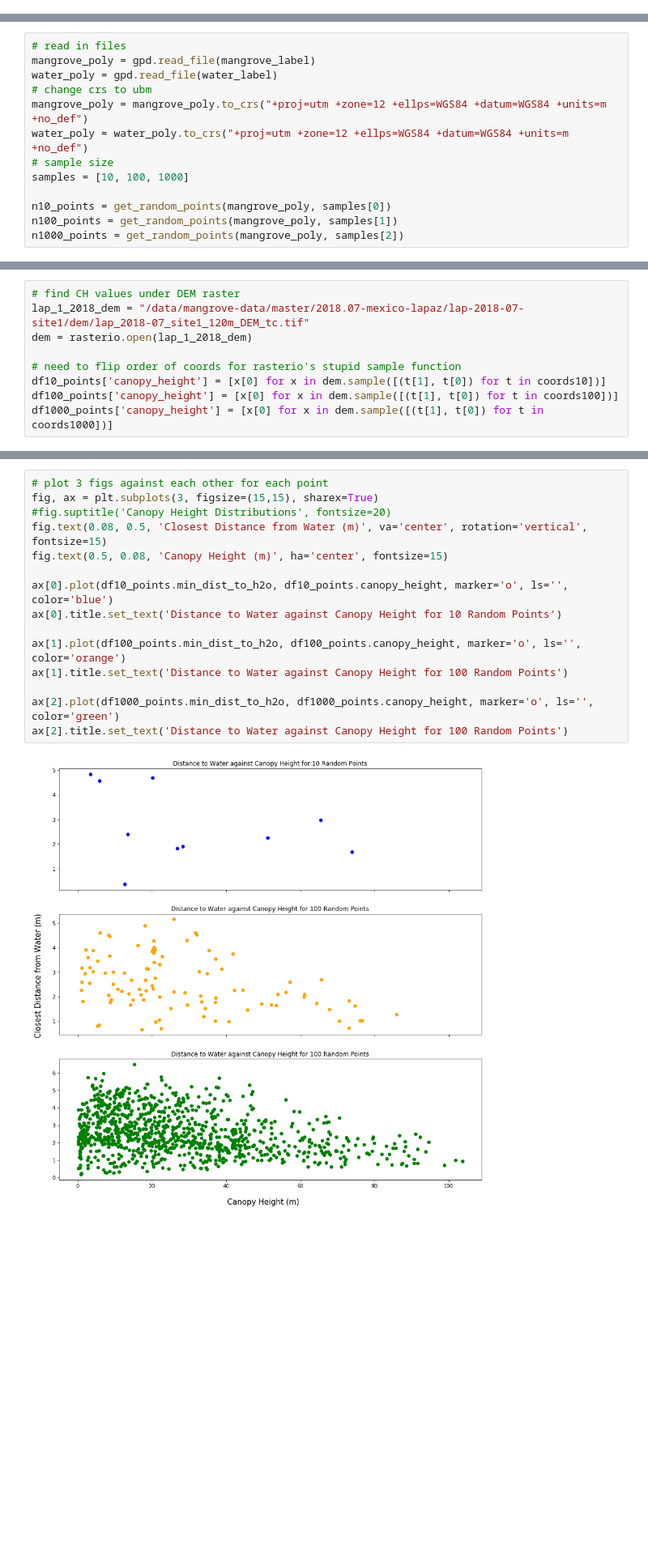
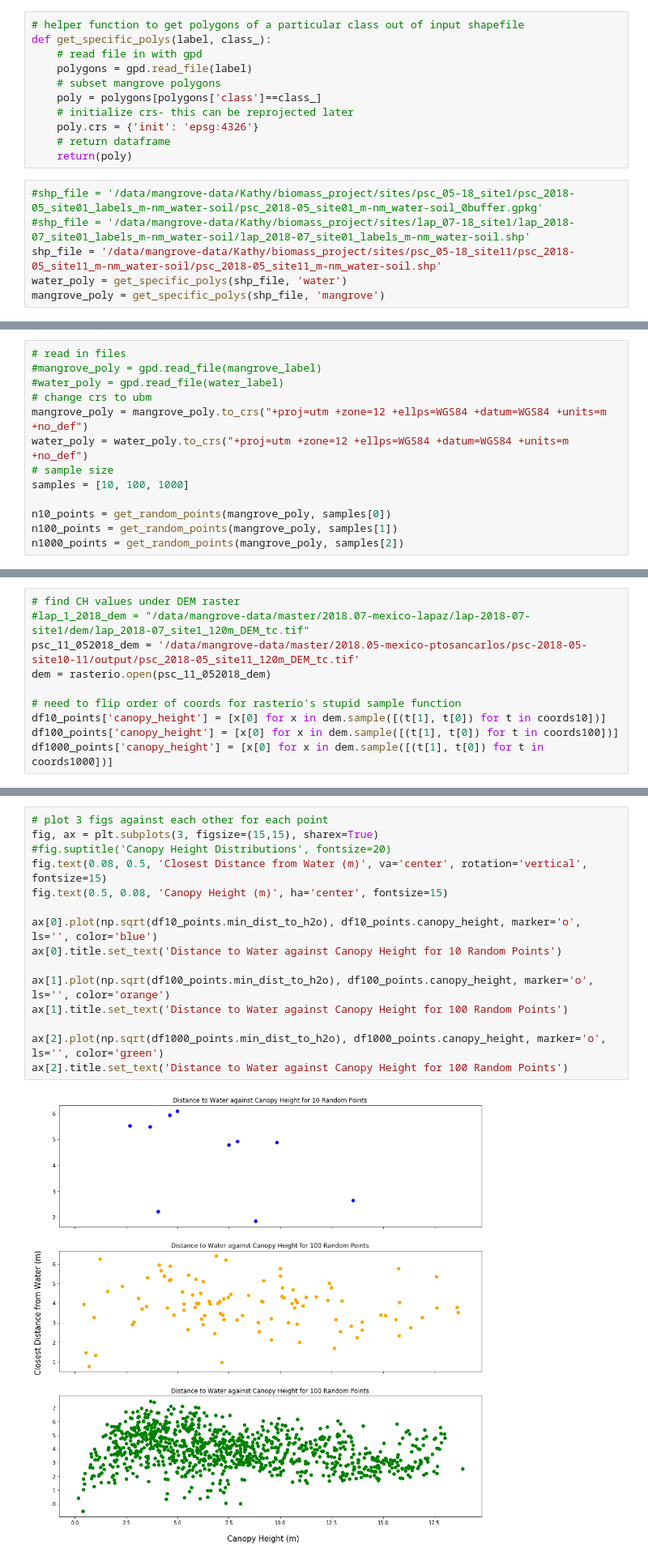
Before and after one commit to UCSD-E4E/biomass-mangrove, a Jupyter notebook: water-soil-mangrove/random_sampling_h2odist.ipynb, the cells around one changed output, grey strips where cells are left out. Shown at 81% size. Cells and saved outputs as stored; diff of their text form; blank space fills up the shorter version.

```diff
--- a/water-soil-mangrove/random_sampling_h2odist.ipynb
+++ b/water-soil-mangrove/random_sampling_h2odist.ipynb
@@ -16,3 +16,20 @@ water_label = f'{basedir}/{site_name}/water-soil-mangrove/class_water.gpkg'
+# %%
+# helper function to get polygons of a particular class out of input shapefile
+def get_specific_polys(label, class_):
+    # read file in with gpd
+    polygons = gpd.read_file(label)
+    # subset mangrove polygons
+    poly = polygons[polygons['class']==class_]
+    # initialize crs- this can be reprojected later
+    poly.crs = {'init': 'epsg:4326'}
+    # return dataframe
+    return(poly)
+# %%
+#shp_file = '/data/mangrove-data/Kathy/biomass_project/sites/psc_05-18_site1/psc_2018-05_site01_labels_m-nm_water-soil/psc_2018-05_site01_m-nm_water-soil_0buffer.gpkg'
+#shp_file = '/data/mangrove-data/Kathy/biomass_project/sites/lap_07-18_site1/lap_2018-07_site01_labels_m-nm_water-soil/lap_2018-07_site01_labels_m-nm_water-soil.shp'
+shp_file = '/data/mangrove-data/Kathy/biomass_project/sites/psc_05-18_site11/psc_2018-05_site11_m-nm_water-soil/psc_2018-05_site11_m-nm_water-soil.shp'
+water_poly = get_specific_polys(shp_file, 'water')
+mangrove_poly = get_specific_polys(shp_file, 'mangrove')
 # %%
 # helper function to generate random points
 def get_random_points(mangrove_poly, n):
@@ -42,8 +59,8 @@ def get_random_points(mangrove_poly, n):
     return(points)
 # %%
 # read in files
-mangrove_poly = gpd.read_file(mangrove_label)
-water_poly = gpd.read_file(water_label)
+#mangrove_poly = gpd.read_file(mangrove_label)
+#water_poly = gpd.read_file(water_label)
 # change crs to ubm
 mangrove_poly = mangrove_poly.to_crs("+proj=utm +zone=12 +ellps=WGS84 +datum=WGS84 +units=m +no_def")
 water_poly = water_poly.to_crs("+proj=utm +zone=12 +ellps=WGS84 +datum=WGS84 +units=m +no_def")
@@ -105,8 +122,9 @@ coords1000 = df1000_points.geometry.apply(utm_to_latlon)
 df1000_points[['lat', 'lon']] = pd.DataFrame(coords1000.tolist())
 # %%
 # find CH values under DEM raster
-lap_1_2018_dem = "/data/mangrove-data/master/2018.07-mexico-lapaz/lap-2018-07-site1/dem/lap_2018-07_site1_120m_DEM_tc.tif"
-dem = rasterio.open(lap_1_2018_dem)
+#lap_1_2018_dem = "/data/mangrove-data/master/2018.07-mexico-lapaz/lap-2018-07-site1/dem/lap_2018-07_site1_120m_DEM_tc.tif"
+psc_11_052018_dem = '/data/mangrove-data/master/2018.05-mexico-ptosancarlos/psc-2018-05-site10-11/output/psc_2018-05_site11_120m_DEM_tc.tif'
+dem = rasterio.open(psc_11_052018_dem)
 
 # need to flip order of coords for rasterio's stupid sample function
 df10_points['canopy_height'] = [x[0] for x in dem.sample([(t[1], t[0]) for t in coords10])]
@@ -115,20 +142,20 @@ df1000_points['canopy_height'] = [x[0] for x in dem.sample([(t[1], t[0]) for t i
 # %%
 # plot 3 figs against each other for each point
 fig, ax = plt.subplots(3, figsize=(15,15), sharex=True)
 #fig.suptitle('Canopy Height Distributions', fontsize=20)
 fig.text(0.08, 0.5, 'Closest Distance from Water (m)', va='center', rotation='vertical', fontsize=15)
 fig.text(0.5, 0.08, 'Canopy Height (m)', ha='center', fontsize=15)
 
-ax[0].plot(df10_points.min_dist_to_h2o, df10_points.canopy_height, marker='o', ls='', color='blue')
+ax[0].plot(np.sqrt(df10_points.min_dist_to_h2o), df10_points.canopy_height, marker='o', ls='', color='blue')
 ax[0].title.set_text('Distance to Water against Canopy Height for 10 Random Points')
 
-ax[1].plot(df100_points.min_dist_to_h2o, df100_points.canopy_height, marker='o', ls='', color='orange')
+ax[1].plot(np.sqrt(df100_points.min_dist_to_h2o), df100_points.canopy_height, marker='o', ls='', color='orange')
 ax[1].title.set_text('Distance to Water against Canopy Height for 100 Random Points')
 
-ax[2].plot(df1000_points.min_dist_to_h2o, df1000_points.canopy_height, marker='o', ls='', color='green')
+ax[2].plot(np.sqrt(df1000_points.min_dist_to_h2o), df1000_points.canopy_height, marker='o', ls='', color='green')
 ax[2].title.set_text('Distance to Water against Canopy Height for 100 Random Points')
 # %% [output]
-[figure, old version]
+[figure, new version]
 # %%
 # save as shapefiles
 df10_points.to_file(f'{basedir}/{site_name}/water-soil-mangrove/random_points/10_points.gpkg', driver="GPKG")
```
Also changed, not shown: parts of 3 cells of this notebook, 4 other files.
